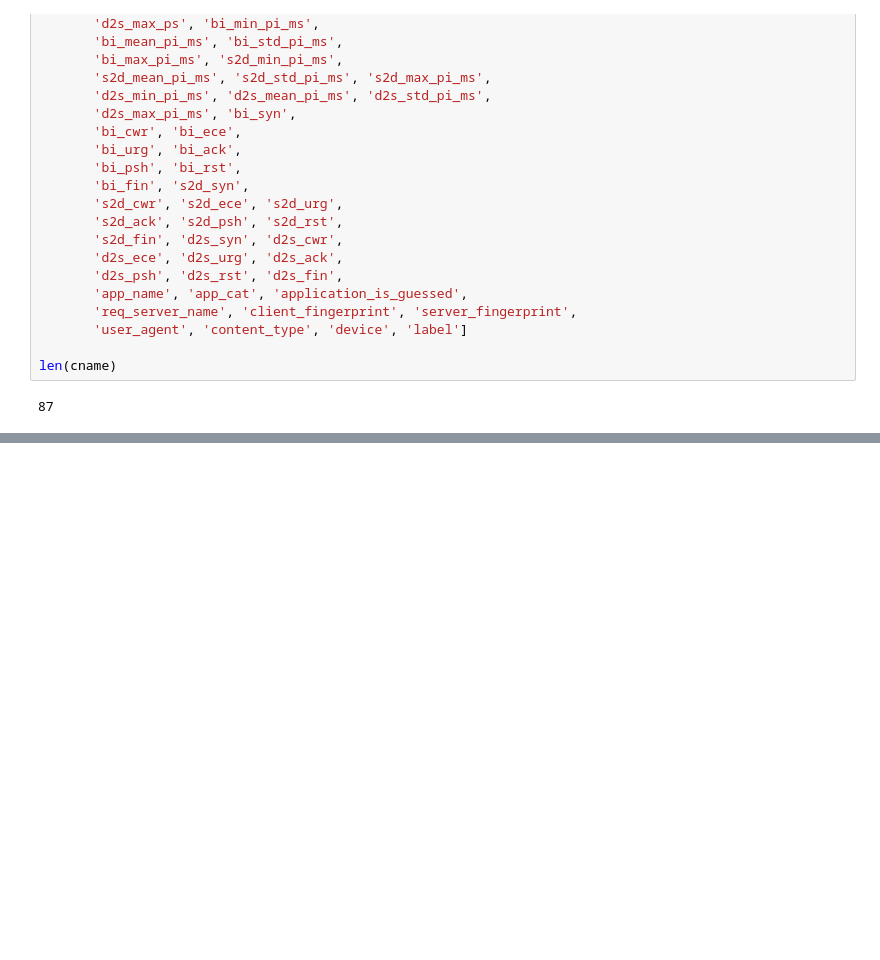
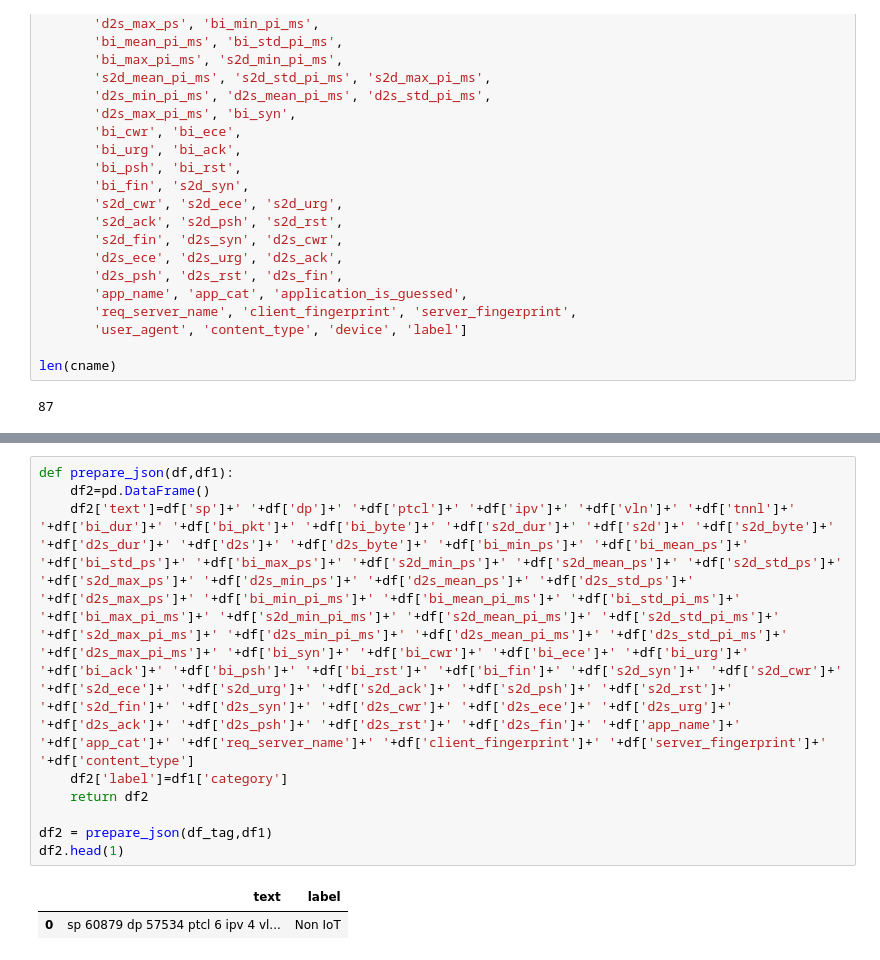
Before and after one commit to fdaus/transformer, a Jupyter notebook: CorpusfromCSV.ipynb, the cells around one changed output, grey strips where cells are left out. Drawn from its saved outputs; the diff is of its cells as text; blank space fills up the shorter version.

```diff
--- a/CorpusfromCSV.ipynb
+++ b/CorpusfromCSV.ipynb
@@ -153,0 +335,12 @@ df1.to_csv("/mnt/c/Users/iotfs/OneDrive - Universiti Malaya/dataset/Dataset_csv/
+# %%
+def prepare_json(df,df1):
+    df2=pd.DataFrame()
+    df2['text']=df['sp']+' '+df['dp']+' '+df['ptcl']+' '+df['ipv']+' '+df['vln']+' '+df['tnnl']+' '+df['bi_dur']+' '+df['bi_pkt']+' '+df['bi_byte']+' '+df['s2d_dur']+' '+df['s2d']+' '+df['s2d_byte']+' '+df['d2s_dur']+' '+df['d2s']+' '+df['d2s_byte']+' '+df['bi_min_ps']+' '+df['bi_mean_ps']+' '+df['bi_std_ps']+' '+df['bi_max_ps']+' '+df['s2d_min_ps']+' '+df['s2d_mean_ps']+' '+df['s2d_std_ps']+' '+df['s2d_max_ps']+' '+df['d2s_min_ps']+' '+df['d2s_mean_ps']+' '+df['d2s_std_ps']+' '+df['d2s_max_ps']+' '+df['bi_min_pi_ms']+' '+df['bi_mean_pi_ms']+' '+df['bi_std_pi_ms']+' '+df['bi_max_pi_ms']+' '+df['s2d_min_pi_ms']+' '+df['s2d_mean_pi_ms']+' '+df['s2d_std_pi_ms']+' '+df['s2d_max_pi_ms']+' '+df['d2s_min_pi_ms']+' '+df['d2s_mean_pi_ms']+' '+df['d2s_std_pi_ms']+' '+df['d2s_max_pi_ms']+' '+df['bi_syn']+' '+df['bi_cwr']+' '+df['bi_ece']+' '+df['bi_urg']+' '+df['bi_ack']+' '+df['bi_psh']+' '+df['bi_rst']+' '+df['bi_fin']+' '+df['s2d_syn']+' '+df['s2d_cwr']+' '+df['s2d_ece']+' '+df['s2d_urg']+' '+df['s2d_ack']+' '+df['s2d_psh']+' '+df['s2d_rst']+' '+df['s2d_fin']+' '+df['d2s_syn']+' '+df['d2s_cwr']+' '+df['d2s_ece']+' '+df['d2s_urg']+' '+df['d2s_ack']+' '+df['d2s_psh']+' '+df['d2s_rst']+' '+df['d2s_fin']+' '+df['app_name']+' '+df['app_cat']+' '+df['req_server_name']+' '+df['client_fingerprint']+' '+df['server_fingerprint']+' '+df['content_type']
+    df2['label']=df1['category']
+    return df2
+
+df2 = prepare_json(df_tag,df1)
+df2.head(1)
+# %% [output]
+|  | text | label |
+| 0 | sp 60879 dp 57534 ptcl 6 ipv 4 vl... | Non IoT |
```
Also changed, not shown: parts of 31 cells of this notebook, 1 other file.
